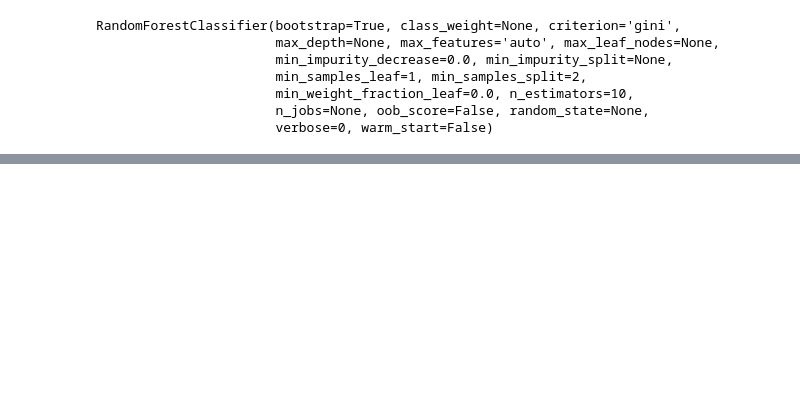
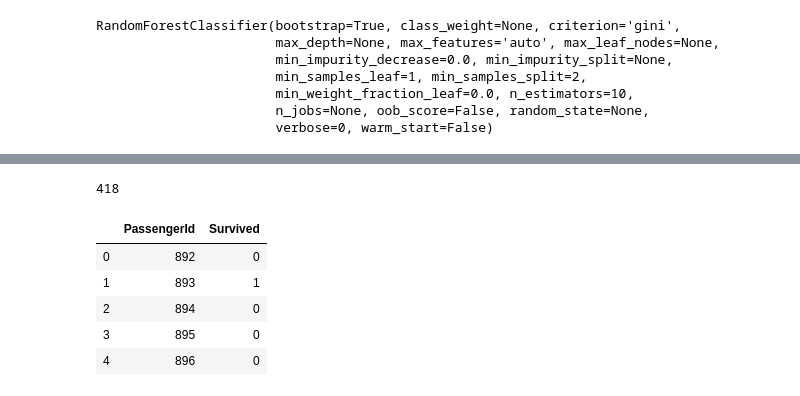
Before and after one commit to macwong/MachineLearning, a Jupyter notebook: Hands-On Machine Learning/Chapter 03 - Titanic.ipynb, the cells around one changed output, grey strips where cells are left out. Drawn from its saved outputs; the diff is of its cells as text; code cells hidden in the pictures; blank space fills up the shorter version.

```diff
--- a/Hands-On Machine Learning/Chapter 03 - Titanic.ipynb
+++ b/Hands-On Machine Learning/Chapter 03 - Titanic.ipynb
@@ -207,6 +210,10 @@ LogisticRegression(C=1.0, class_weight=None, dual=False, fit_intercept=True,
 # %%
 def predict_results(model, data, actual):
     predict = model.predict(data)
+
+    predict = cross_val_predict(model, data, actual, cv=3, method="predict_proba")
+    predict = predict[:, 1] > 0.5
+
     total = len(actual)
 
     correct = sum(predict == actual)
@@ -229,6 +236,19 @@ def predict_results(model, data, actual):
     f1_score = true_positive / (true_positive + ((false_negative + false_positive) / 2))
 
     print(f"\nPrecision: {precision}, Recall: {recall}, F1 Score: {f1_score}")
+
+#     fpr_forest, tpr_forest, thresholds_forest = roc_curve(y_train_5,y_scores_forest)
+    score = roc_auc_score(actual, predict)
+    print("\nArea under curve:", score)
+
+    fpr, tpr, thresholds = roc_curve(actual, predict)
+
+    plt.plot(fpr, tpr, "b:", label="")
+#     plot_roc_curve(fpr_forest, tpr_forest, "Random Forest")
+    plt.legend(loc="lower right")
+    plt.show()
+
+    return predict
 # %%
 predict_results(log_clf, pipeline.fit_transform(X_train), y_train)
 # %% [output]
@@ -262,0 +312,17 @@ Precision: 0.7916666666666666, Recall: 0.6666666666666666, F1 Score: 0.723809523
+# %%
+predict = forest.predict(pipeline.fit_transform(X_test))
+# %%
+len(predict)
+# %% [output]
+418
+# %%
+gender_submission["Survived"] = predict
+# %%
+gender_submission.head()
+# %% [output]
+|  | PassengerId | Survived |
+| 0 | 892 | 0 |
+| 1 | 893 | 1 |
+| 2 | 894 | 0 |
+| 3 | 895 | 0 |
+| 4 | 896 | 0 |
```
Also changed, not shown: parts of 11 cells of this notebook.
